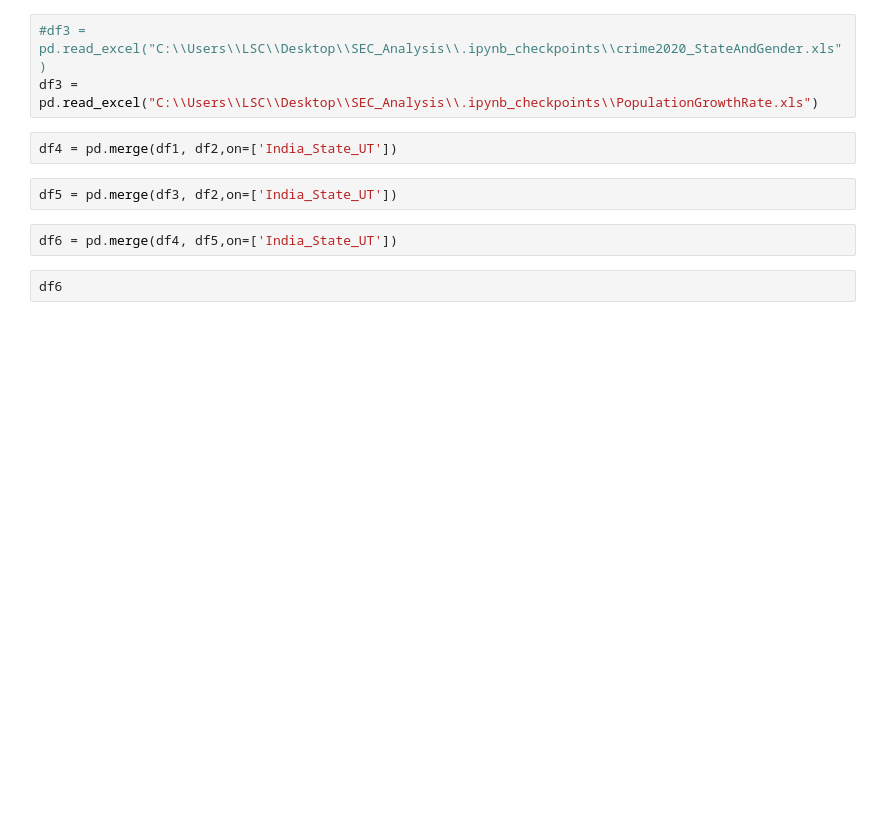
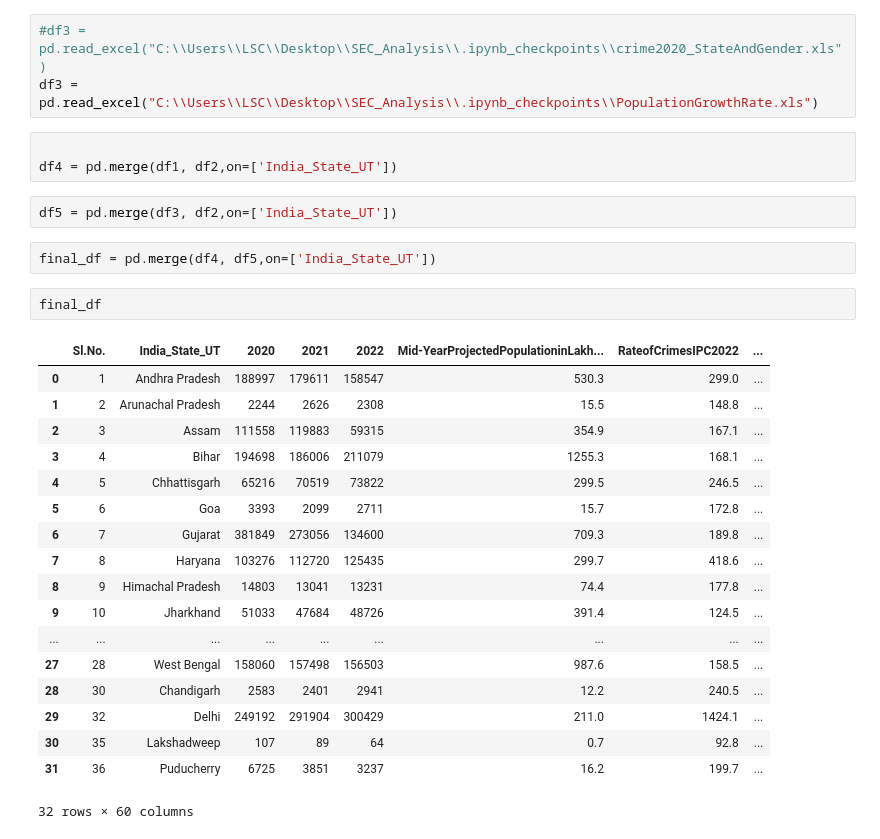
Before and after one commit to jyotithakur5357836-netizen/EDU_CRM_ANALYSIS, a Jupyter notebook: main.ipynb, the cells around one changed output. Cells and saved outputs as stored; diff of their text form; blank space fills up the shorter version.

```diff
--- a/main.ipynb
+++ b/main.ipynb
@@ -29,12 +29,32 @@ df2 = pd.read_excel("C:\\Users\\LSC\\Desktop\\SEC_Analysis\\.ipynb_checkpoints\\
 # %%
 #df3 = pd.read_excel("C:\\Users\\LSC\\Desktop\\SEC_Analysis\\.ipynb_checkpoints\\crime2020_StateAndGender.xls")
 df3 = pd.read_excel("C:\\Users\\LSC\\Desktop\\SEC_Analysis\\.ipynb_checkpoints\\PopulationGrowthRate.xls")
-# %%
-df4 = pd.merge(df1, df2,on=['India_State_UT'])
+# %%
+
+df4 = pd.merge(df1, df2,on=['India_State_UT'])
 # %%
 df5 = pd.merge(df3, df2,on=['India_State_UT'])
 # %%
-df6 = pd.merge(df4, df5,on=['India_State_UT'])
+final_df = pd.merge(df4, df5,on=['India_State_UT'])
 # %%
-df6
+final_df
+# %% [output]
+|  | Sl.No. | India_State_UT | 2020 | 2021 | 2022 | Mid-YearProjectedPopulationinLakh... | RateofCrimesIPC2022 | ... |
+| 0 | 1 | Andhra Pradesh | 188997 | 179611 | 158547 | 530.3 | 299.0 | ... |
+| 1 | 2 | Arunachal Pradesh | 2244 | 2626 | 2308 | 15.5 | 148.8 | ... |
+| 2 | 3 | Assam | 111558 | 119883 | 59315 | 354.9 | 167.1 | ... |
+| 3 | 4 | Bihar | 194698 | 186006 | 211079 | 1255.3 | 168.1 | ... |
+| 4 | 5 | Chhattisgarh | 65216 | 70519 | 73822 | 299.5 | 246.5 | ... |
+| 5 | 6 | Goa | 3393 | 2099 | 2711 | 15.7 | 172.8 | ... |
+| 6 | 7 | Gujarat | 381849 | 273056 | 134600 | 709.3 | 189.8 | ... |
+| 7 | 8 | Haryana | 103276 | 112720 | 125435 | 299.7 | 418.6 | ... |
+| 8 | 9 | Himachal Pradesh | 14803 | 13041 | 13231 | 74.4 | 177.8 | ... |
+| 9 | 10 | Jharkhand | 51033 | 47684 | 48726 | 391.4 | 124.5 | ... |
+| ... | ... | ... | ... | ... | ... | ... | ... | ... |
+| 27 | 28 | West Bengal | 158060 | 157498 | 156503 | 987.6 | 158.5 | ... |
+| 28 | 30 | Chandigarh | 2583 | 2401 | 2941 | 12.2 | 240.5 | ... |
+| 29 | 32 | Delhi | 249192 | 291904 | 300429 | 211.0 | 1424.1 | ... |
+| 30 | 35 | Lakshadweep | 107 | 89 | 64 | 0.7 | 92.8 | ... |
+| 31 | 36 | Puducherry | 6725 | 3851 | 3237 | 16.2 | 199.7 | ... |
+32 rows × 60 columns
 # %%
```
Also changed, not shown: parts of 3 cells of this notebook.
